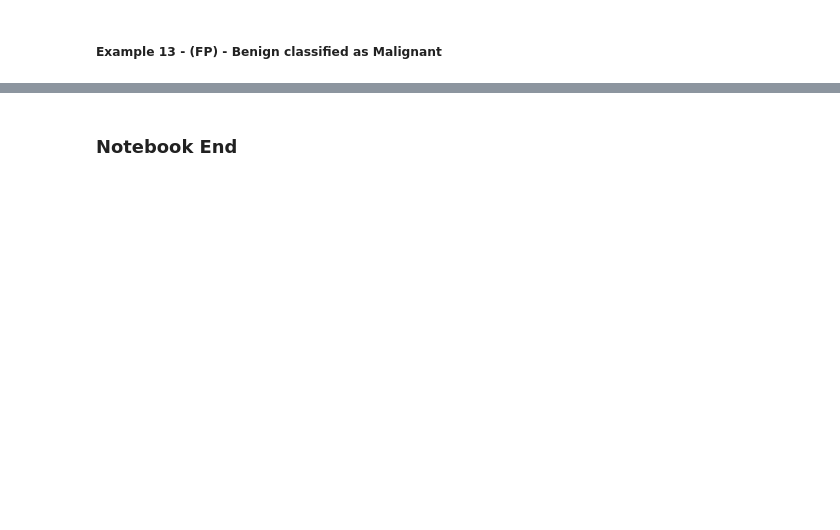
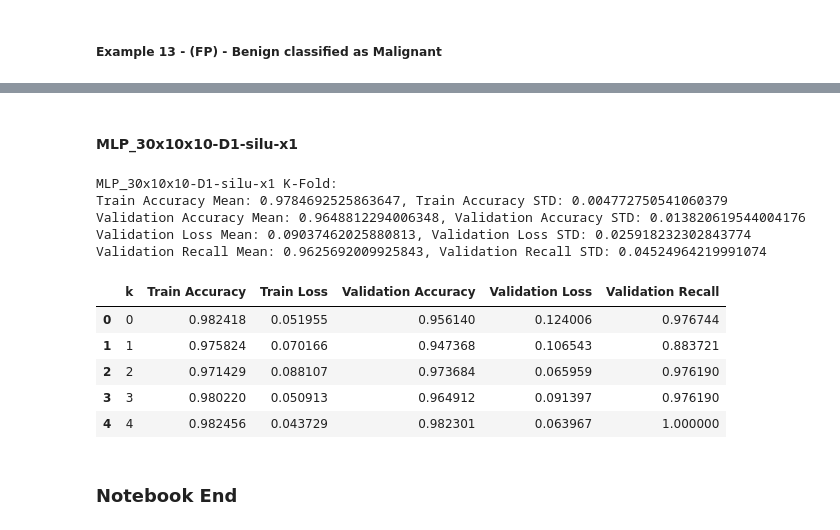
Before and after one commit to Team-AY/Breast-Cancer-Prediction, a Jupyter notebook: Best_models_results.ipynb, the cells around one changed output, grey strips where cells are left out. Drawn from its saved outputs; the diff is of its cells as text; code cells hidden in the pictures; blank space fills up the shorter version.

```diff
--- a/Best_models_results.ipynb
+++ b/Best_models_results.ipynb
@@ -1128,3 +861,25 @@ res_df.style.apply(lambda x: ["background: green" if idx==3 and abs(v)>abs(3*x.i
+# %% [markdown]
+#### MLP_30x10x10-D1-silu-x1
+# %%
+print('MLP_30x10x10-D1-silu-x1 K-Fold:')
+res_df = result_df['MLP_30x10x10-D1-silu-x1']
+print(f"Train Accuracy Mean: {res_df['Train Accuracy'].mean()}, Train Accuracy STD: {res_df['Train Accuracy'].std()}")
+print(f"Validation Accuracy Mean: {res_df['Validation Accuracy'].mean()}, Validation Accuracy STD: {res_df['Validation Accuracy'].std()}")
+print(f"Validation Loss Mean: {res_df['Validation Loss'].mean()}, Validation Loss STD: {res_df['Validation Loss'].std()}")
+print(f"Validation Recall Mean: {res_df['Validation Recall'].mean()}, Validation Recall STD: {res_df['Validation Recall'].std()}")
+res_df
+# %% [output]
+MLP_30x10x10-D1-silu-x1 K-Fold:
+Train Accuracy Mean: 0.9784692525863647, Train Accuracy STD: 0.004772750541060379
+Validation Accuracy Mean: 0.9648812294006348, Validation Accuracy STD: 0.013820619544004176
+Validation Loss Mean: 0.09037462025880813, Validation Loss STD: 0.025918232302843774
+Validation Recall Mean: 0.9625692009925843, Validation Recall STD: 0.04524964219991074
+|  | k | Train Accuracy | Train Loss | Validation Accuracy | Validation Loss | Validation Recall |
+| 0 | 0 | 0.982418 | 0.051955 | 0.956140 | 0.124006 | 0.976744 |
+| 1 | 1 | 0.975824 | 0.070166 | 0.947368 | 0.106543 | 0.883721 |
+| 2 | 2 | 0.971429 | 0.088107 | 0.973684 | 0.065959 | 0.976190 |
+| 3 | 3 | 0.980220 | 0.050913 | 0.964912 | 0.091397 | 0.976190 |
+| 4 | 4 | 0.982456 | 0.043729 | 0.982301 | 0.063967 | 1.000000 |
 # %% [markdown]
 ### Notebook End
 # %%
```
Also changed, not shown: parts of 51 cells of this notebook, 3 other files.
